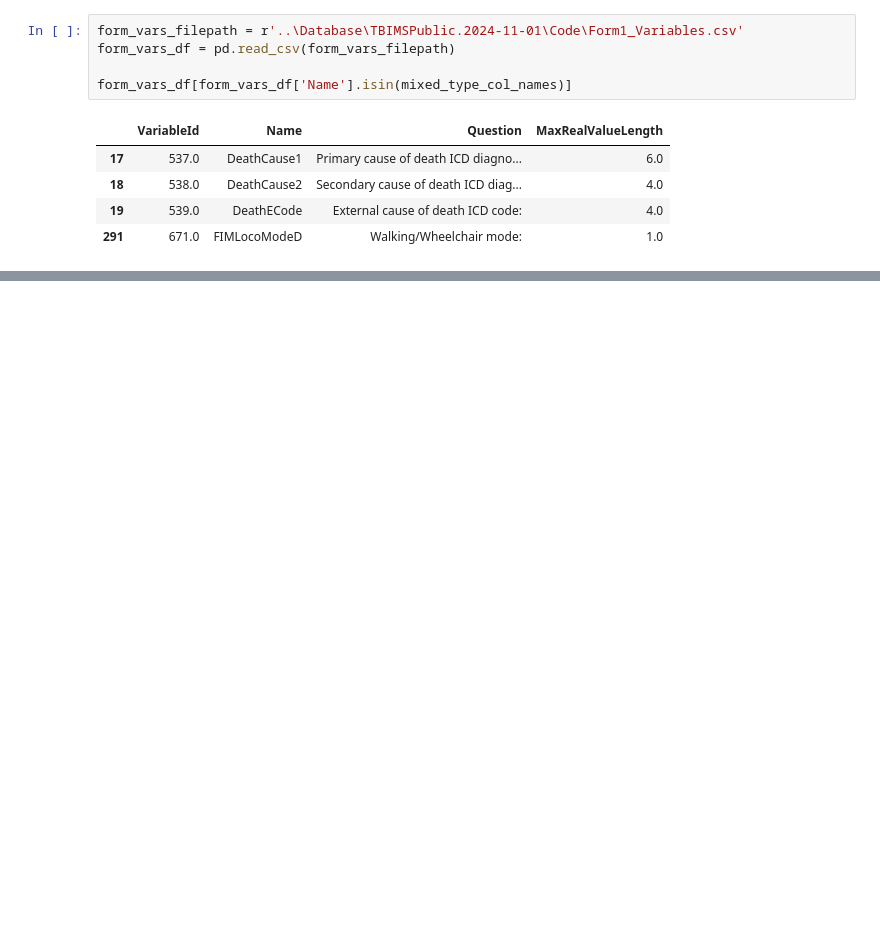
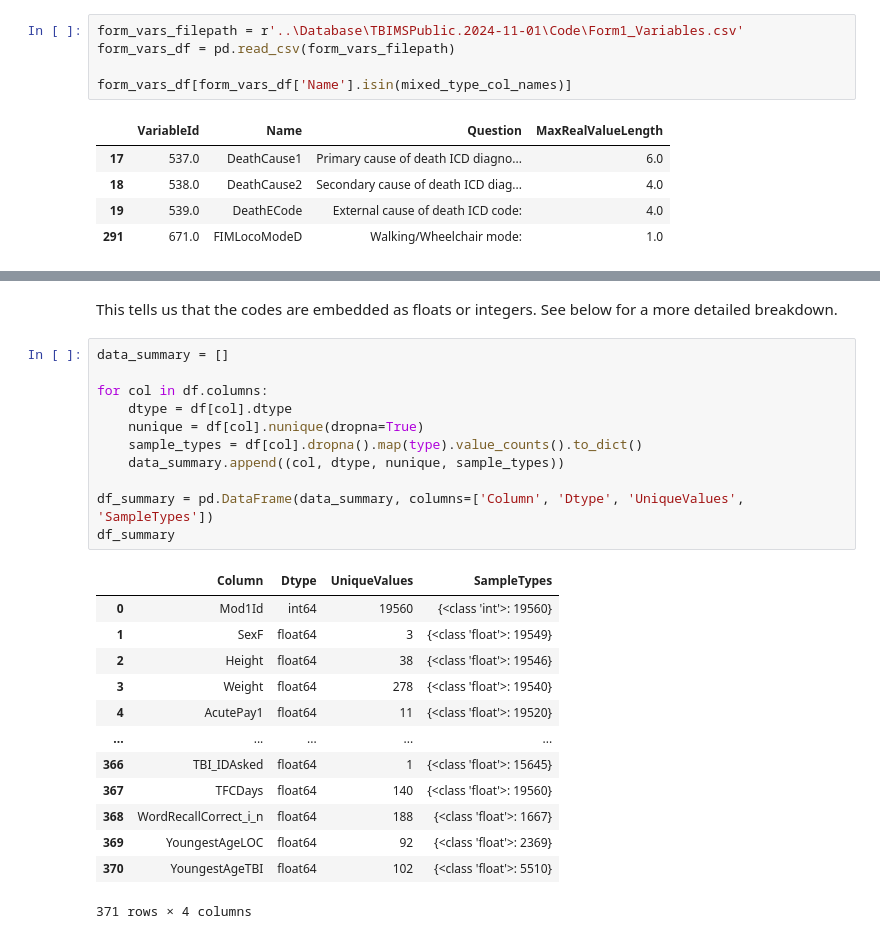
Before and after one commit to olsenben/PREDDICT-SPAULDING, a Jupyter notebook: notebooks/01_data_preprocessing.ipynb, the cells around one changed output, grey strips where cells are left out. Drawn from its saved outputs; the diff is of its cells as text; blank space fills up the shorter version.

```diff
--- a/notebooks/01_data_preprocessing.ipynb
+++ b/notebooks/01_data_preprocessing.ipynb
@@ -110,0 +119,27 @@ for col in mixed_type_col_names:
+# %% [markdown]
+This tells us that the codes are embedded as floats or integers. See below for a more detailed breakdown.
+# %%
+data_summary = []
+
+for col in df.columns:
+    dtype = df[col].dtype
+    nunique = df[col].nunique(dropna=True)
+    sample_types = df[col].dropna().map(type).value_counts().to_dict()
+    data_summary.append((col, dtype, nunique, sample_types))
+
+df_summary = pd.DataFrame(data_summary, columns=['Column', 'Dtype', 'UniqueValues', 'SampleTypes'])
+df_summary
+# %% [output]
+|  | Column | Dtype | UniqueValues | SampleTypes |
+| 0 | Mod1Id | int64 | 19560 | {<class 'int'>: 19560} |
+| 1 | SexF | float64 | 3 | {<class 'float'>: 19549} |
+| 2 | Height | float64 | 38 | {<class 'float'>: 19546} |
+| 3 | Weight | float64 | 278 | {<class 'float'>: 19540} |
+| 4 | AcutePay1 | float64 | 11 | {<class 'float'>: 19520} |
+| ... | ... | ... | ... | ... |
+| 366 | TBI_IDAsked | float64 | 1 | {<class 'float'>: 15645} |
+| 367 | TFCDays | float64 | 140 | {<class 'float'>: 19560} |
+| 368 | WordRecallCorrect_i_n | float64 | 188 | {<class 'float'>: 1667} |
+| 369 | YoungestAgeLOC | float64 | 92 | {<class 'float'>: 2369} |
+| 370 | YoungestAgeTBI | float64 | 102 | {<class 'float'>: 5510} |
+371 rows × 4 columns
```
Also changed, not shown: parts of 17 cells of this notebook.
